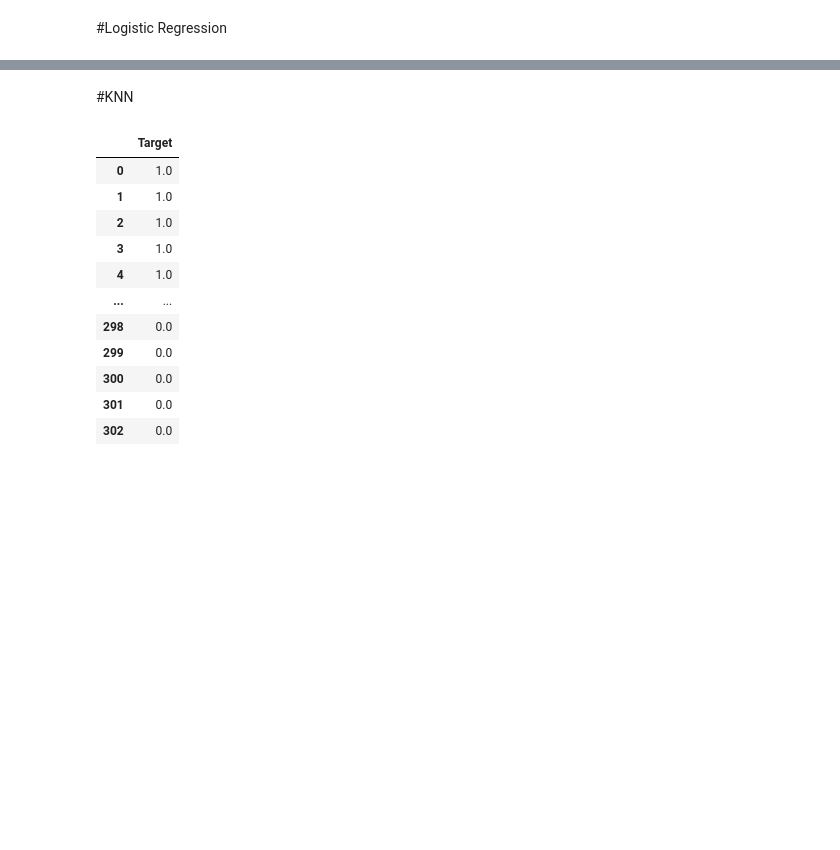
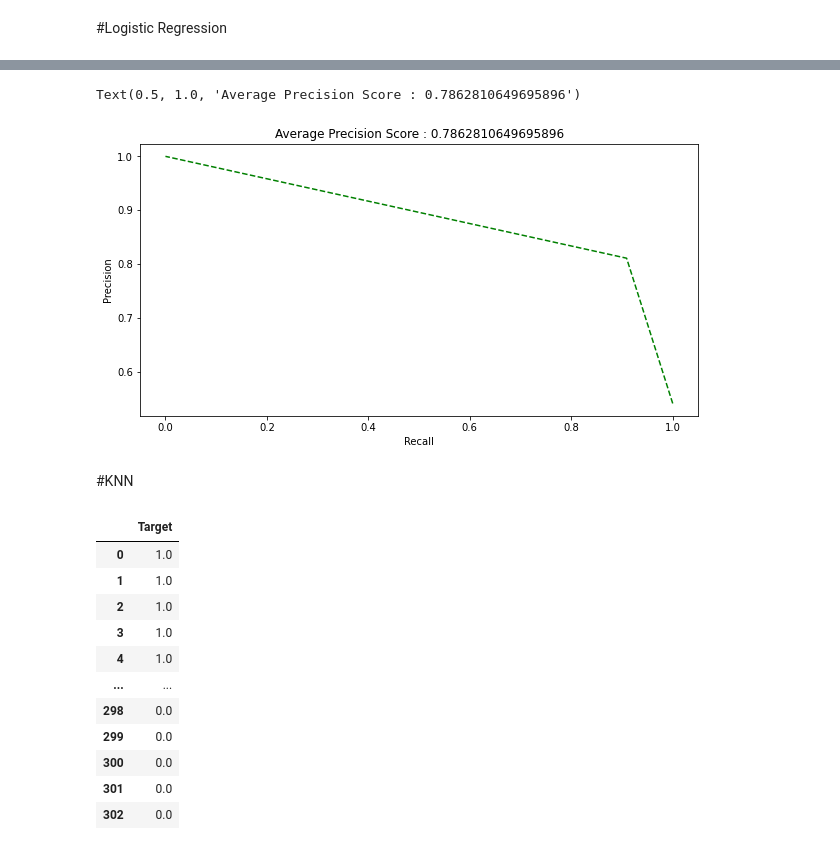
Before and after one commit to jayraavi/data301_finalproject, a Jupyter notebook: Data_301_Heart_Disease.ipynb, the cells around one changed output, grey strips where cells are left out. Drawn from its saved outputs; the diff is of its cells as text; code cells hidden in the pictures; blank space fills up the shorter version.

```diff
--- a/Data_301_Heart_Disease.ipynb
+++ b/Data_301_Heart_Disease.ipynb
@@ -388,3 +387,13 @@ print(confusion_matrix(y_test, predict))
+# %%
+fig,ax=plt.subplots(figsize=(10,5))
+precision,recall,threshold = precision_recall_curve(y_test, predict)
+ax.plot(recall,precision,'g--')
+ax.set_xlabel('Recall')
+ax.set_ylabel('Precision')
+ax.set_title("Average Precision Score : {}".format(average_precision_score(y_test, predict)))
+# %% [output]
+Text(0.5, 1.0, 'Average Precision Score : 0.7862810649695896')
+[figure, added]
 # %% [markdown]
 #KNN
 # %%
```
Also changed, not shown: parts of 10 cells of this notebook.
